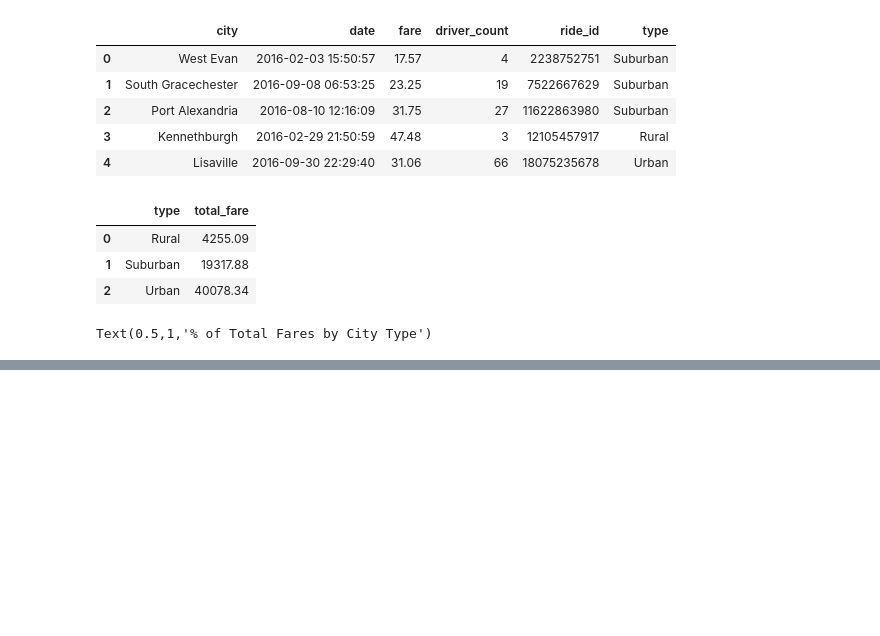
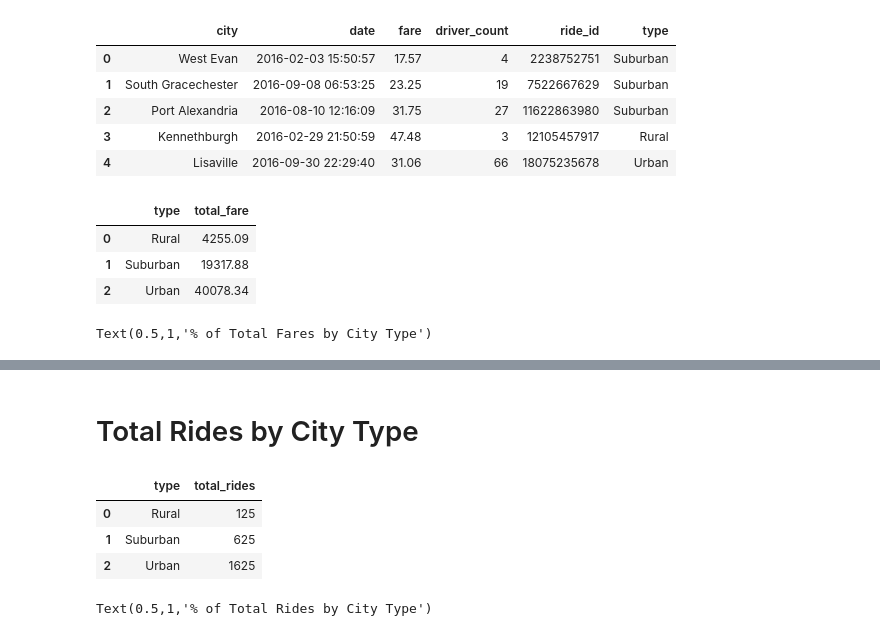
Before and after one commit to Jayleh/pyberceuticals, a Jupyter notebook: Pyber/Pyber.ipynb, the cells around one changed output, grey strips where cells are left out. Cells and saved outputs as stored; diff of their text form; code cells hidden in the pictures; blank space fills up the shorter version.

Commit message:
added % totals by city type charts, updated readme file

```diff
--- a/Pyber/Pyber.ipynb
+++ b/Pyber/Pyber.ipynb
@@ -331,0 +329,20 @@ plt.show()
+# %% [markdown]
+# Total Rides by City Type
+# %%
+# Group by type
+group_type = clean_pyber.groupby(['type'])
+
+# Grab count of rides
+total_rides = group_type['ride_id'].count()
+
+# Create dataframe
+rides_by_type = pd.DataFrame({'total_rides': total_rides})
+
+# Reset index
+rides_by_type = rides_by_type.reset_index()
+rides_by_type
+# %% [output]
+|  | type | total_rides |
+| 0 | Rural | 125 |
+| 1 | Suburban | 625 |
+| 2 | Urban | 1625 |
@@ -331,0 +361,12 @@ plt.show()
+# %%
+# Create pie chart
+plt.pie(sizes, explode=explode, labels=labels, colors=colors,
+        autopct="%1.1f%%", shadow=True, startangle=140)
+
+# Label title
+plt.title("% of Total Rides by City Type")
+
+# Set equal axes
+# plt.axis("equal")
+# %% [output]
+Text(0.5,1,'% of Total Rides by City Type')
```
Also changed, not shown: parts of 13 cells of this notebook, 7 other files.
